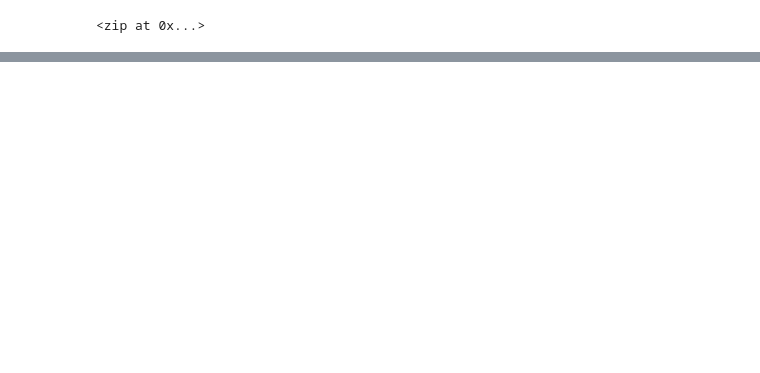
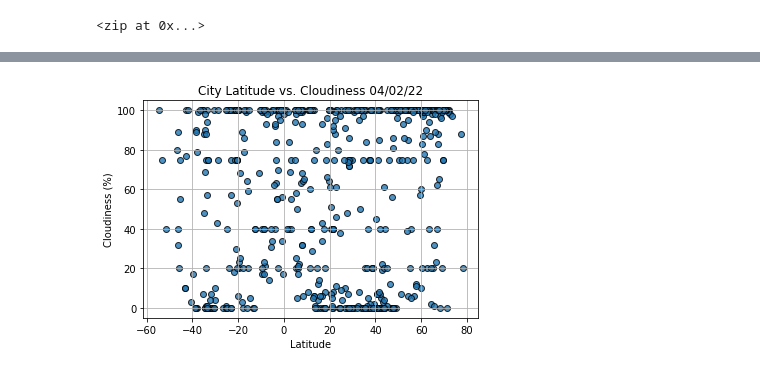
Before and after one commit to Stickeynotez/World_Weather_Analysis, a Jupyter notebook: WeatherPy.ipynb, the cells around one changed output, grey strips where cells are left out. Saved outputs shown, nothing was run; the diff lists cells and outputs as text; code cells hidden in the pictures; blank space fills up the shorter version.

```diff
--- a/WeatherPy.ipynb
+++ b/WeatherPy.ipynb
@@ -171,0 +217,16 @@ city_data_df.to_csv(output_data_file, index_label='City_ID')
+# %%
+#build scatter plot for lat vs max temp
+plt.scatter (lats, cloudiness, edgecolor = 'k', linewidths = 1, marker= 'o',
+            alpha = 0.8, label = "Cities")
+#incorporate other graph properties
+plt.title(f"City Latitude vs. Cloudiness {today}")
+plt.ylabel("Cloudiness (%)")
+plt.xlabel("Latitude")
+plt.grid(True)
+
+#save the graph
+plt.savefig("weather_data/fig3.png")
+#show the plot
+plt.show()
+# %% [output]
+[figure, added]
```
Also changed, not shown: parts of 32 cells of this notebook, 6 other files.
